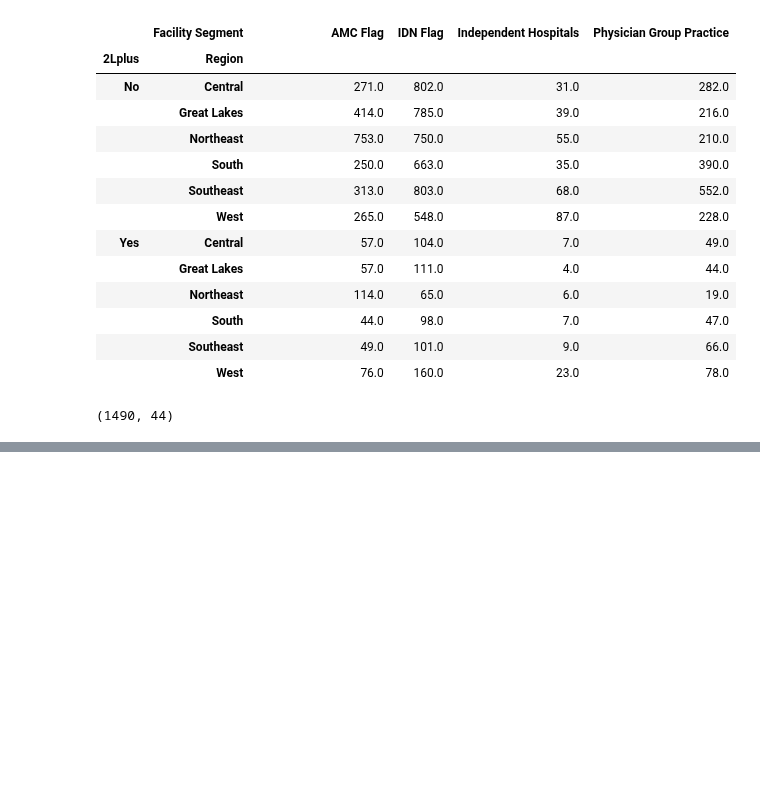
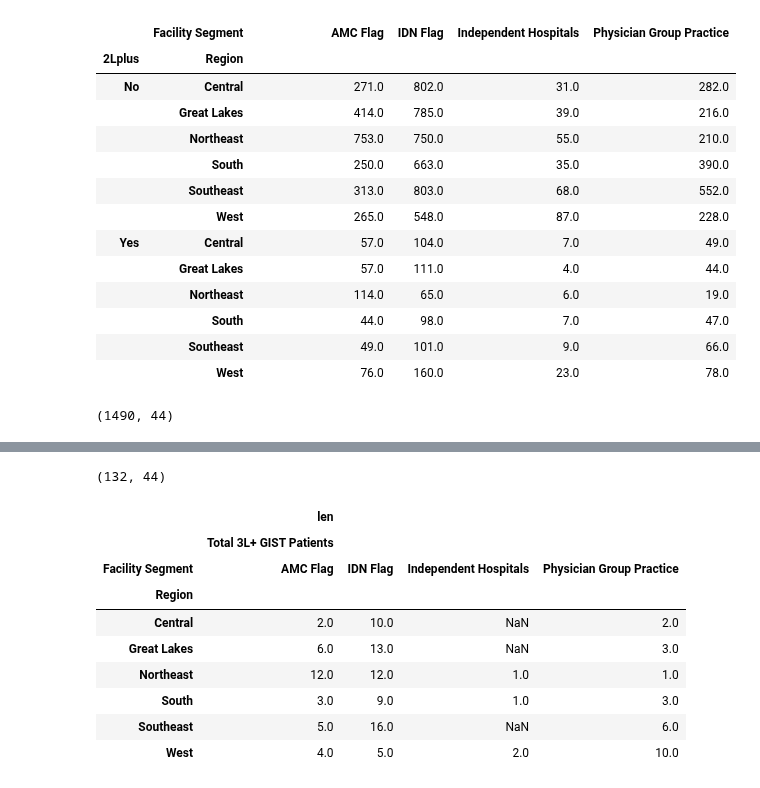
Before and after one commit to xthomas/dataviz, a Jupyter notebook: podcastcount/regions_01.ipynb, the cells around one changed output, grey strips where cells are left out. Drawn from its saved outputs; the diff is of its cells as text; code cells hidden in the pictures; blank space fills up the shorter version.

```diff
--- a/podcastcount/regions_01.ipynb
+++ b/podcastcount/regions_01.ipynb
@@ -246,3 +246,27 @@ scripts
 |  | South | 18.0 | 16.0 | 1.0 | 11.0 |
 |  | Southeast | 19.0 | 22.0 | 4.0 | 16.0 |
 |  | West | 17.0 | 31.0 | 4.0 | 7.0 |
+# %%
+thirdLnoQ = df[(df["2Lplus"] == "Yes")
+    & (df["Total 3L+ GIST Patients"] > 0)
+    & (df["WroteQinlock"]=="No")]
+thirdLnoQ.shape
+# %% [output]
+(132, 44)
+# %%
+thirdLsettings = pd.pivot_table(thirdLnoQ,index=["Region"],
+                values=["Total 3L+ GIST Patients"],
+                columns=["Facility Segment"],
+                aggfunc=[len])
+thirdLsettings
+# %% [output]
+|  | len |  |  |  |
+|  | Total 3L+ GIST Patients |  |  |  |
+| Facility Segment | AMC Flag | IDN Flag | Independent Hospitals | Physician Group Practice |
+| Region |  |  |  |  |
+| Central | 2.0 | 10.0 | NaN | 2.0 |
+| Great Lakes | 6.0 | 13.0 | NaN | 3.0 |
+| Northeast | 12.0 | 12.0 | 1.0 | 1.0 |
+| South | 3.0 | 9.0 | 1.0 | 3.0 |
+| Southeast | 5.0 | 16.0 | NaN | 6.0 |
+| West | 4.0 | 5.0 | 2.0 | 10.0 |
```
Also changed, not shown: parts of 3 cells of this notebook.
